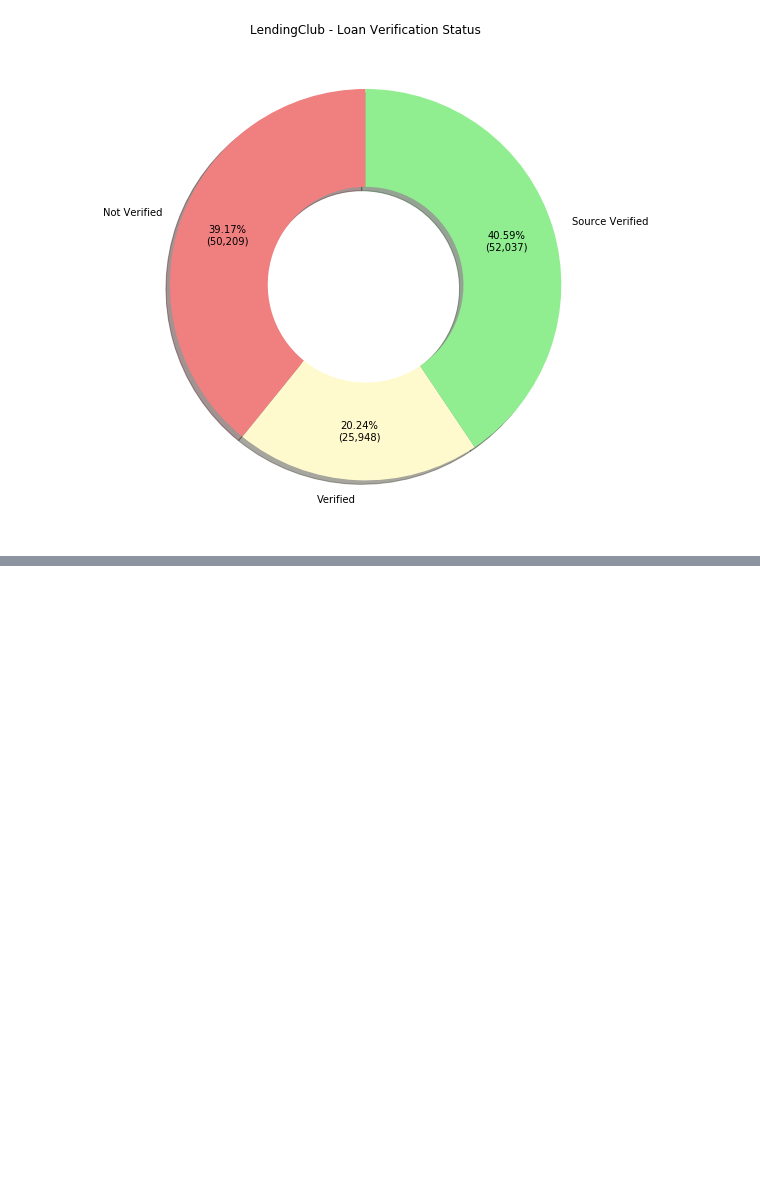
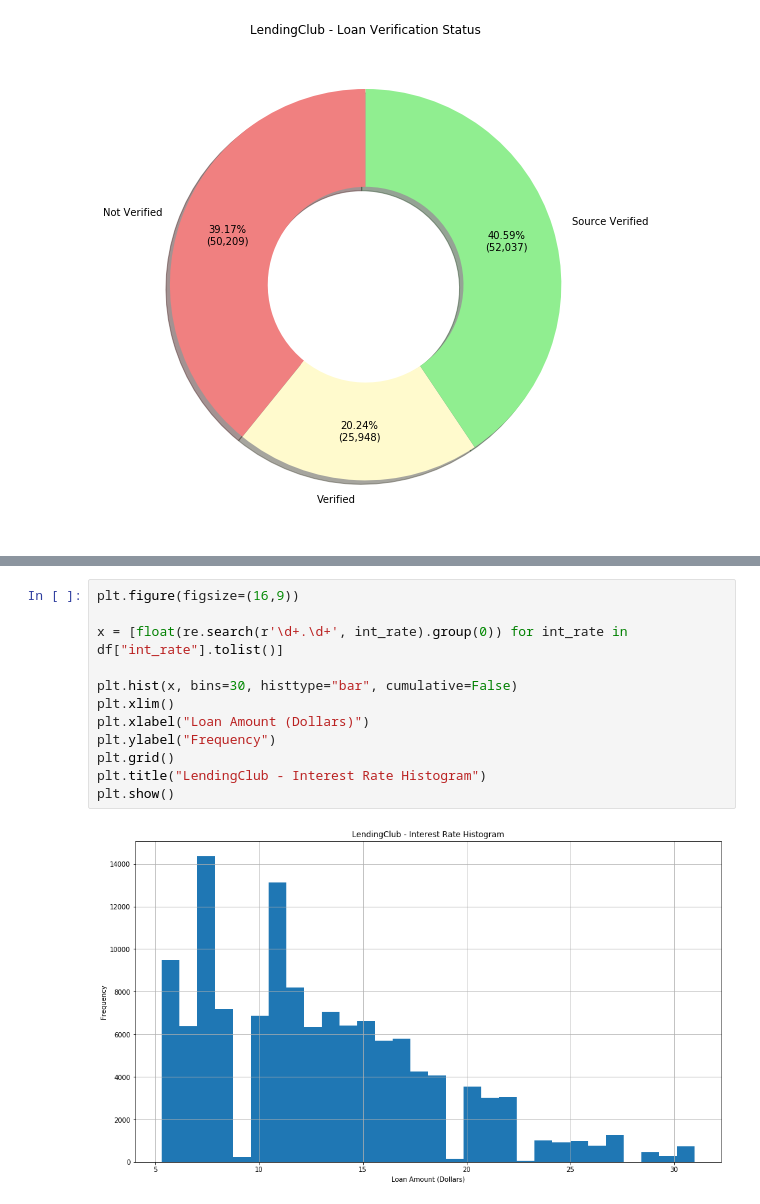
Before and after one commit to juszhan/LendingClub-Profitability, a Jupyter notebook: lendingclub_loan_analysis.ipynb, the cells around one changed output, grey strips where cells are left out. Drawn from its saved outputs; the diff is of its cells as text; blank space fills up the shorter version.

```diff
--- a/lendingclub_loan_analysis.ipynb
+++ b/lendingclub_loan_analysis.ipynb
@@ -393,0 +407,14 @@ plt.show()
+# %%
+plt.figure(figsize=(16,9))
+
+x = [float(re.search(r'\d+.\d+', int_rate).group(0)) for int_rate in df["int_rate"].tolist()]
+
+plt.hist(x, bins=30, histtype="bar", cumulative=False)
+plt.xlim()
+plt.xlabel("Loan Amount (Dollars)")
+plt.ylabel("Frequency")
+plt.grid()
+plt.title("LendingClub - Interest Rate Histogram")
+plt.show()
+# %% [output]
+[figure, added]
```
Also changed, not shown: parts of 6 cells of this notebook.
